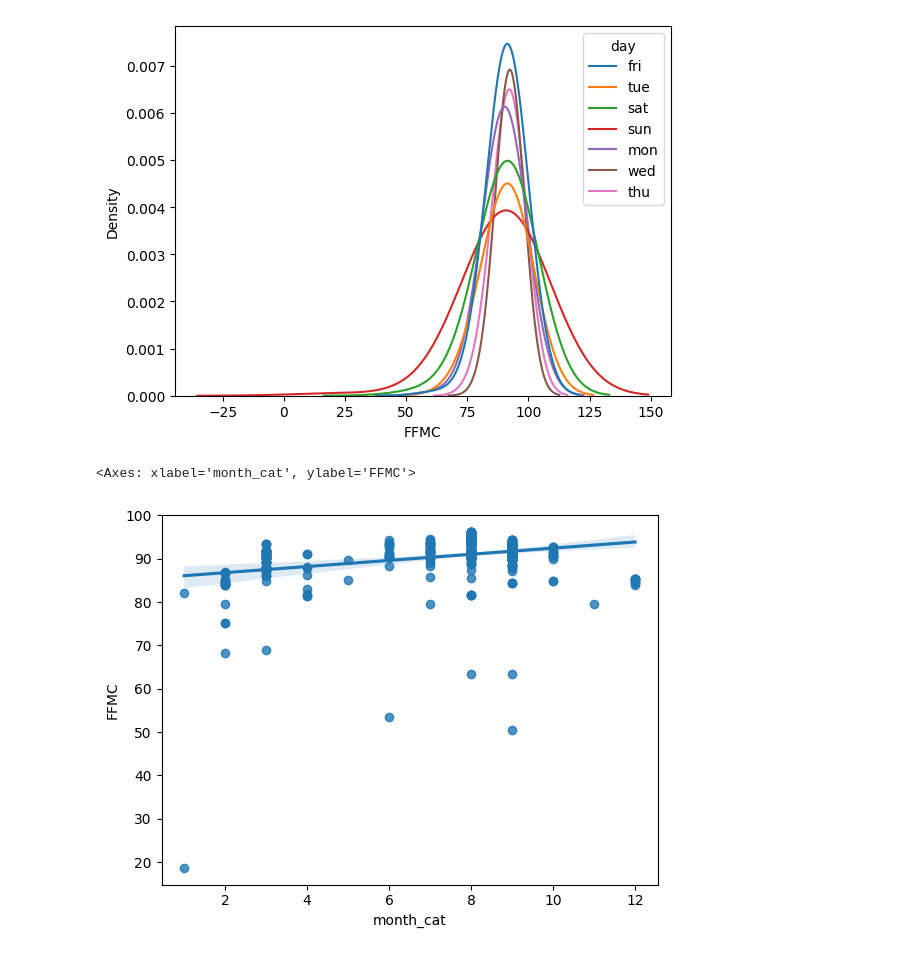
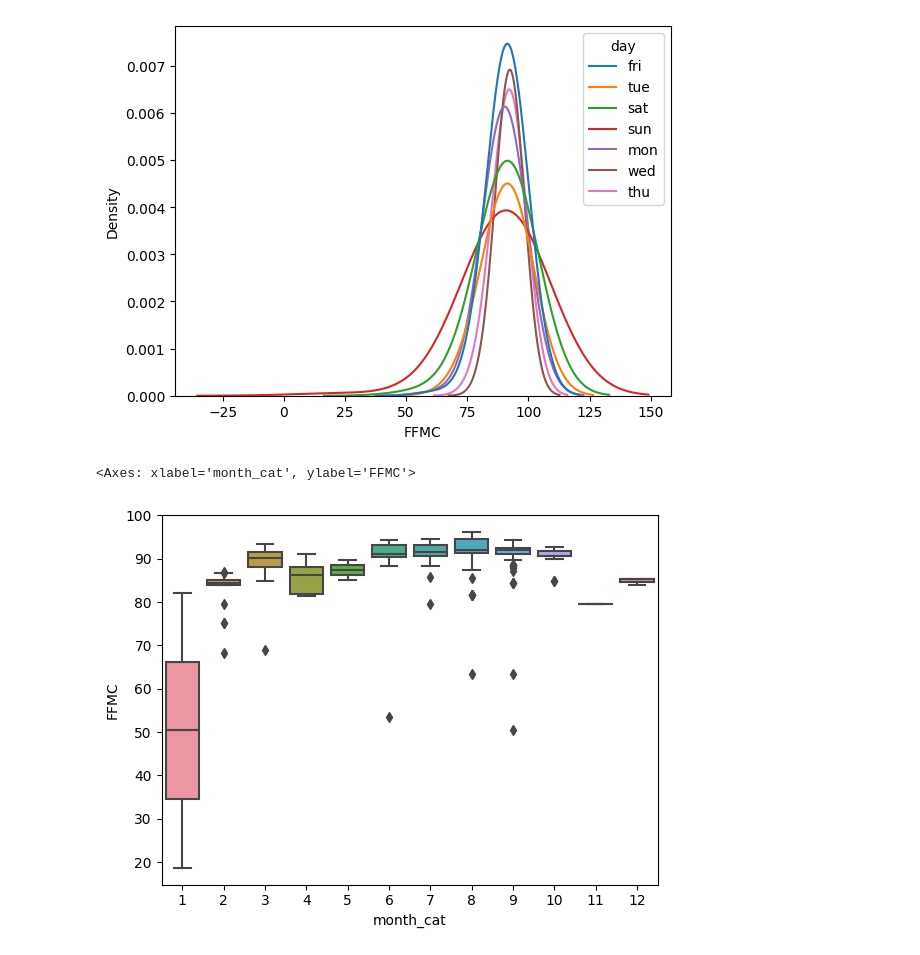
Before and after one commit to jihanalfi/coursera-study, a Jupyter notebook: C1 - IBM Data Science.ipynb, the cells around one changed output. Saved outputs shown, nothing was run; the diff lists cells and outputs as text; code cells hidden in the pictures.

Commit message:
update visuals

```diff
--- a/C1 - IBM Data Science.ipynb
+++ b/C1 - IBM Data Science.ipynb
@@ -128,7 +131,7 @@ sns.kdeplot(data=data, x='FFMC', bw_adjust=5,  hue='day')
 <Axes: xlabel='FFMC', ylabel='Density'>
 [figure]
 # %%
-sns.regplot(data=data, x='month_cat', y='FFMC')
+sns.boxplot(data=data, x='month_cat', y='FFMC')
 # %% [output]
 <Axes: xlabel='month_cat', ylabel='FFMC'>
-[figure, old version]
+[figure, new version]
```
Also changed, not shown: parts of 13 cells of this notebook, 2 other files.
